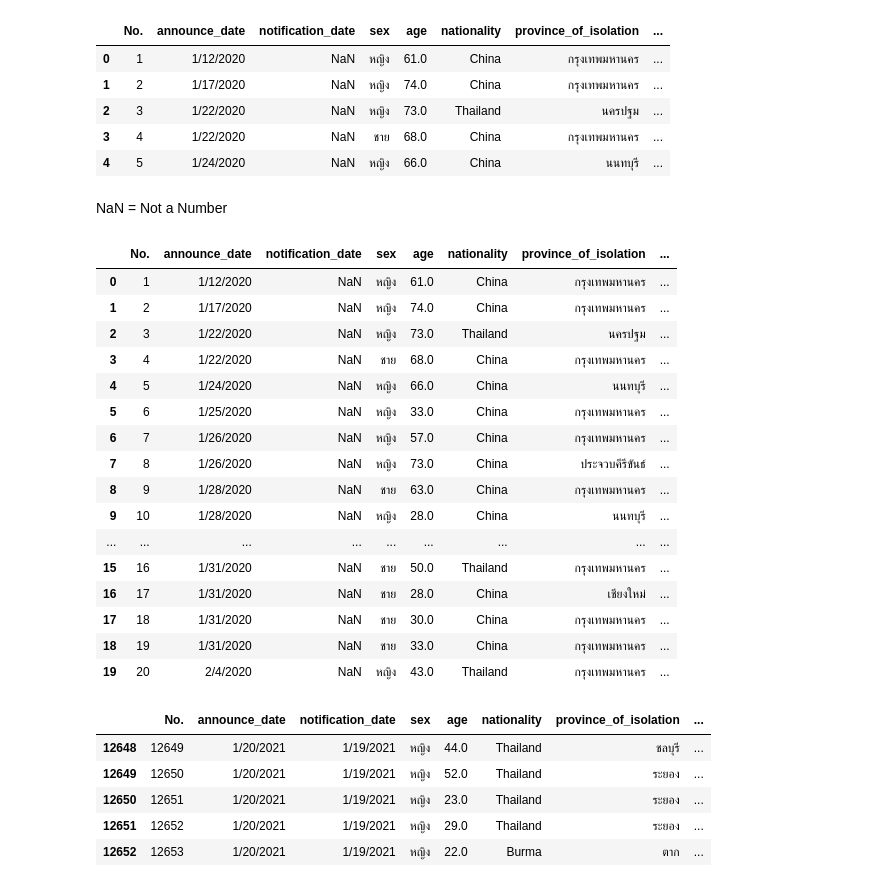
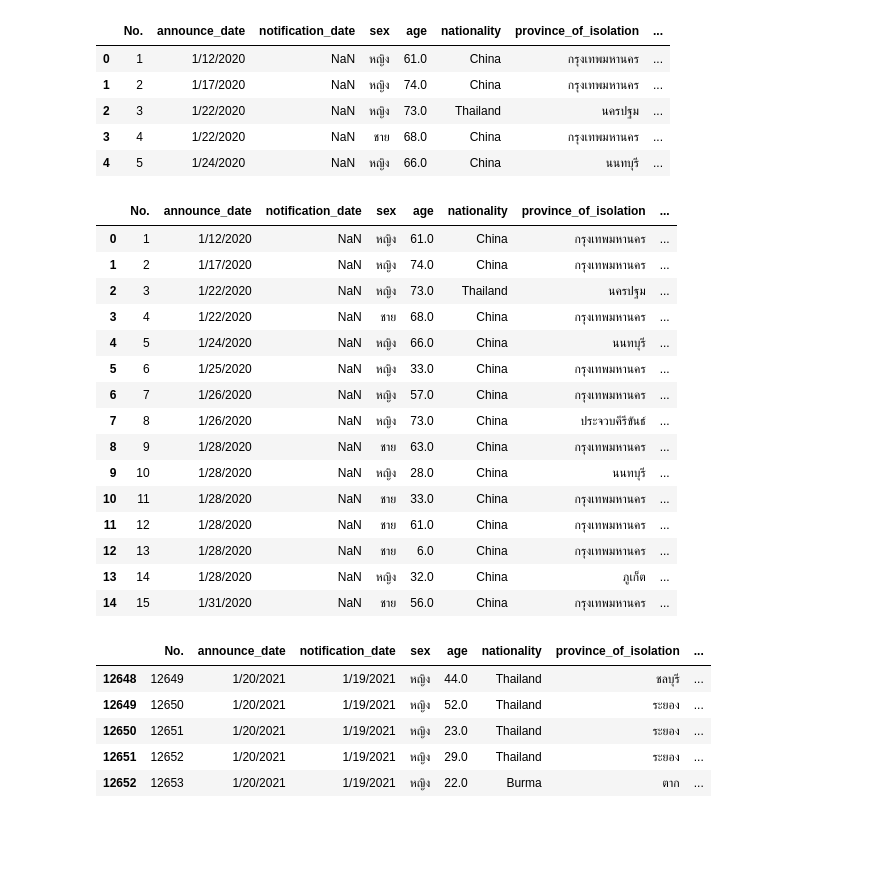
Before and after one commit to kittikhun62/data_viz_2022, a Jupyter notebook: Pandas101.ipynb, the cells around one changed output. Drawn from its saved outputs; the diff is of its cells as text; code cells hidden in the pictures; blank space fills up the shorter version.

```diff
--- a/Pandas101.ipynb
+++ b/Pandas101.ipynb
@@ -53,28 +55,25 @@ data_covid.head()
 | 2 | 3 | 1/22/2020 | NaN | หญิง | 73.0 | Thailand | นครปฐม | ... |
 | 3 | 4 | 1/22/2020 | NaN | ชาย | 68.0 | China | กรุงเทพมหานคร | ... |
 | 4 | 5 | 1/24/2020 | NaN | หญิง | 66.0 | China | นนทบุรี | ... |
-# %% [markdown]
-NaN = Not a Number
 # %%
-data_covid.head(20)
+data_covid.head(15)
 # %% [output]
 |  | No. | announce_date | notification_date | sex | age | nationality | province_of_isolation | ... |
 | 0 | 1 | 1/12/2020 | NaN | หญิง | 61.0 | China | กรุงเทพมหานคร | ... |
 | 1 | 2 | 1/17/2020 | NaN | หญิง | 74.0 | China | กรุงเทพมหานคร | ... |
 | 2 | 3 | 1/22/2020 | NaN | หญิง | 73.0 | Thailand | นครปฐม | ... |
 | 3 | 4 | 1/22/2020 | NaN | ชาย | 68.0 | China | กรุงเทพมหานคร | ... |
 | 4 | 5 | 1/24/2020 | NaN | หญิง | 66.0 | China | นนทบุรี | ... |
 | 5 | 6 | 1/25/2020 | NaN | หญิง | 33.0 | China | กรุงเทพมหานคร | ... |
 | 6 | 7 | 1/26/2020 | NaN | หญิง | 57.0 | China | กรุงเทพมหานคร | ... |
 | 7 | 8 | 1/26/2020 | NaN | หญิง | 73.0 | China | ประจวบคีรีขันธ์ | ... |
 | 8 | 9 | 1/28/2020 | NaN | ชาย | 63.0 | China | กรุงเทพมหานคร | ... |
 | 9 | 10 | 1/28/2020 | NaN | หญิง | 28.0 | China | นนทบุรี | ... |
-| ... | ... | ... | ... | ... | ... | ... | ... | ... |
-| 15 | 16 | 1/31/2020 | NaN | ชาย | 50.0 | Thailand | กรุงเทพมหานคร | ... |
-| 16 | 17 | 1/31/2020 | NaN | ชาย | 28.0 | China | เชียงใหม่ | ... |
-| 17 | 18 | 1/31/2020 | NaN | ชาย | 30.0 | China | กรุงเทพมหานคร | ... |
-| 18 | 19 | 1/31/2020 | NaN | ชาย | 33.0 | China | กรุงเทพมหานคร | ... |
-| 19 | 20 | 2/4/2020 | NaN | หญิง | 43.0 | Thailand | กรุงเทพมหานคร | ... |
+| 10 | 11 | 1/28/2020 | NaN | ชาย | 33.0 | China | กรุงเทพมหานคร | ... |
+| 11 | 12 | 1/28/2020 | NaN | ชาย | 61.0 | China | กรุงเทพมหานคร | ... |
+| 12 | 13 | 1/28/2020 | NaN | ชาย | 6.0 | China | กรุงเทพมหานคร | ... |
+| 13 | 14 | 1/28/2020 | NaN | หญิง | 32.0 | China | ภูเก็ต | ... |
+| 14 | 15 | 1/31/2020 | NaN | ชาย | 56.0 | China | กรุงเทพมหานคร | ... |
 # %%
 data_covid.tail()
 # %% [output]
```
Also changed, not shown: parts of 26 cells of this notebook.
